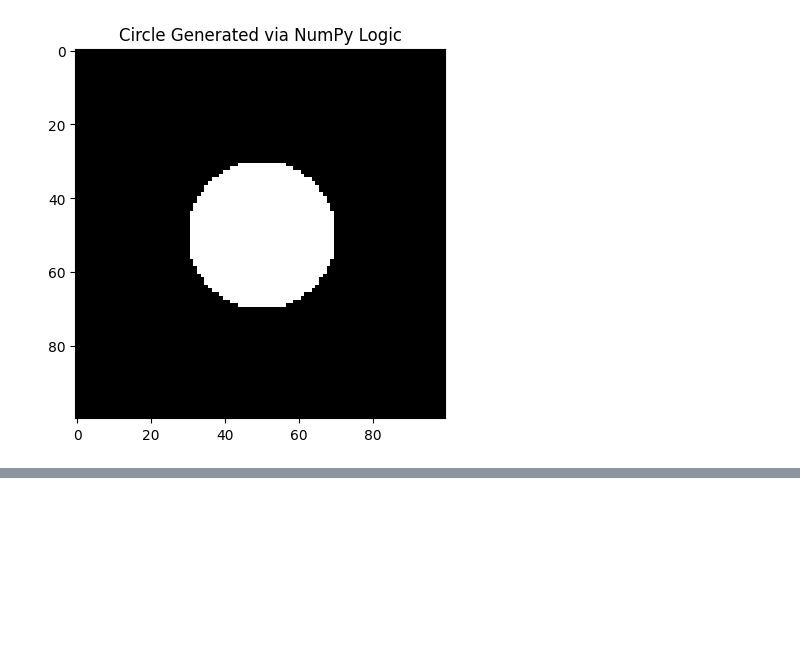
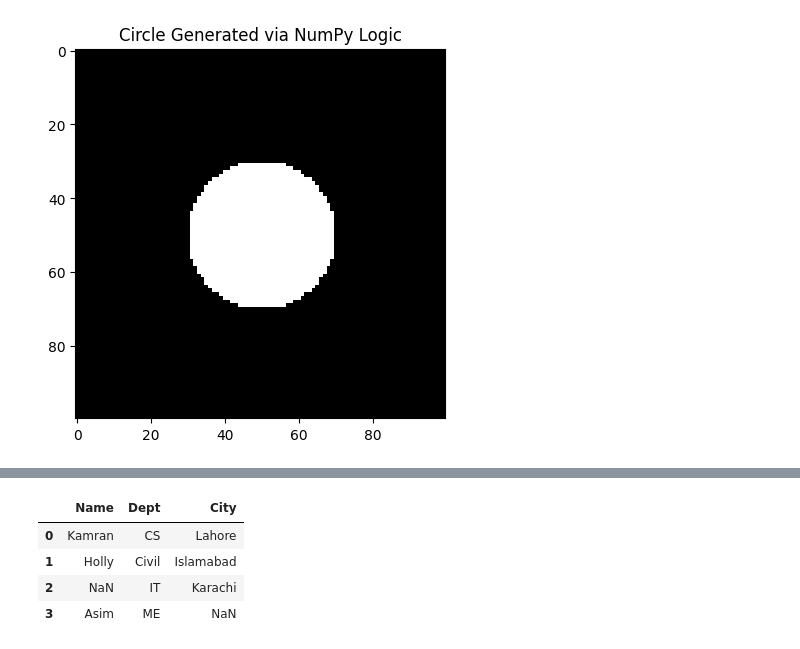
Before and after one commit to kamranshahid56-tech/Python_Practice-Numpy-Pandas-, a Jupyter notebook: Python_Practice.ipynb, the cells around one changed output, grey strips where cells are left out. Drawn from its saved outputs; the diff is of its cells as text; code cells hidden in the pictures; blank space fills up the shorter version.

```diff
--- a/Python_Practice.ipynb
+++ b/Python_Practice.ipynb
@@ -401,0 +646,12 @@ plt.show()
+# %%
+staff = pd.DataFrame({
+    "Name" : ["Kamran", "Asim", "Holly"],
+    'Dept' : ["CS", "ME", "Civil"],
+})
+
+locations = pd.DataFrame({
+    "Dept" : ["IT", "CS", "Civil"],
+    "City" : ["Karachi", "Lahore", "Islamabad"]
+})
+print(staff)
+print(locations)
@@ -401,0 +667,8 @@ plt.show()
+# %%
+pd.merge(staff, locations, on = "Dept", how = "outer")
+# %% [output]
+|  | Name | Dept | City |
+| 0 | Kamran | CS | Lahore |
+| 1 | Holly | Civil | Islamabad |
+| 2 | NaN | IT | Karachi |
+| 3 | Asim | ME | NaN |
```
Also changed, not shown: parts of 33 cells of this notebook.
